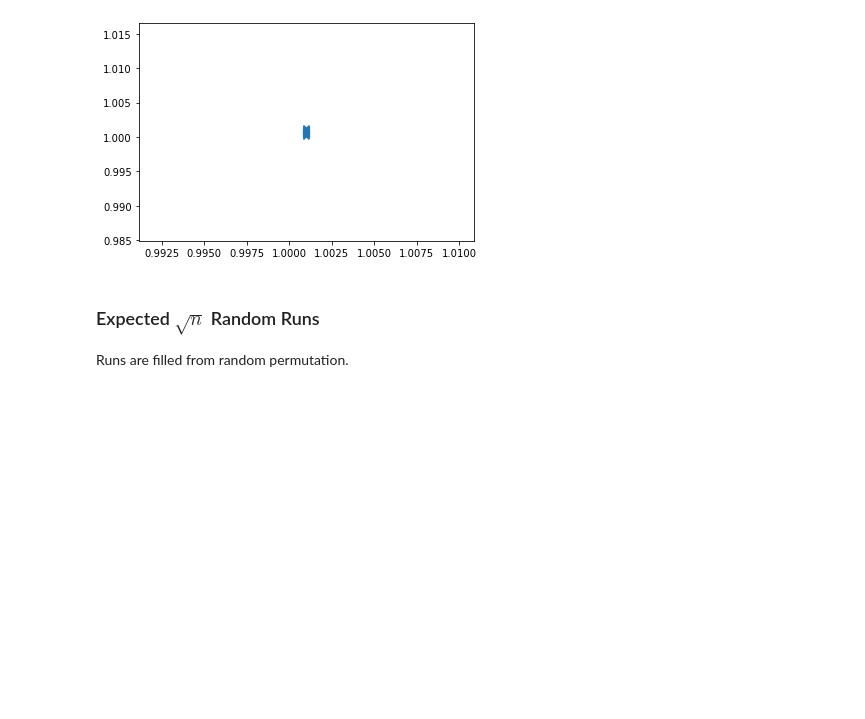
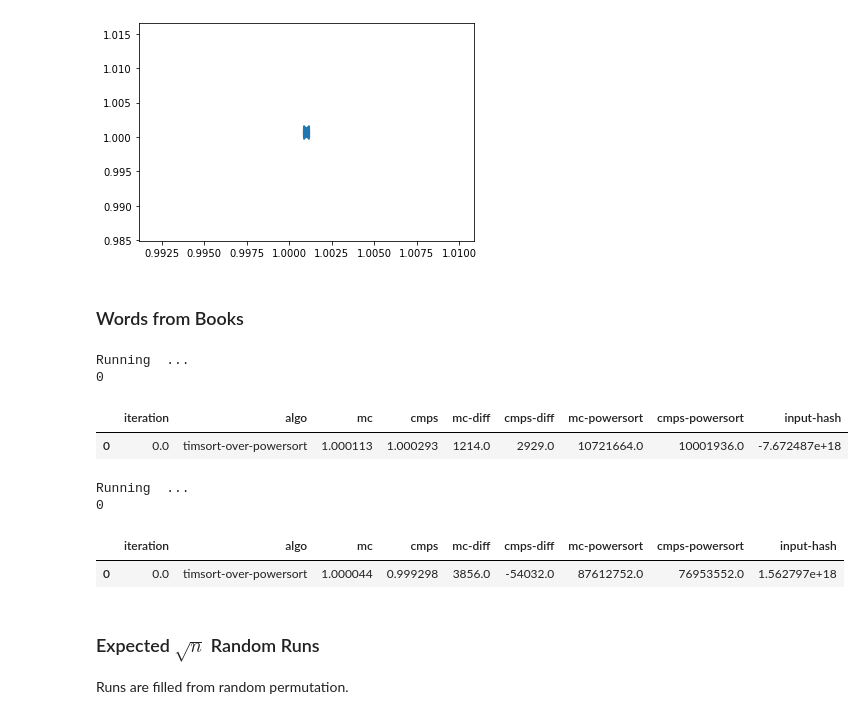
Before and after one commit to roarin-roran/Sorting, a Jupyter notebook: Experiments/PyPyTimsortPowersort.ipynb, the cells around one changed output. Drawn from its saved outputs; the diff is of its cells as text; code cells hidden in the pictures; blank space fills up the shorter version.

```diff
--- a/Experiments/PyPyTimsortPowersort.ipynb
+++ b/Experiments/PyPyTimsortPowersort.ipynb
@@ -151,6 +148,23 @@ Running  ...
 max        1.001269
 Name: cmps, dtype: float64
 [figure]
+# %% [markdown]
+### Words from Books
+# %%
+import Inputs.Books as Books
+contest((lambda n, rand: Books.list_of_words_bible()), reps=1, show_scatter=False, return_diffs=True, print_describe=False)
+# %% [output]
+Running  ...
+0
+|  | iteration | algo | mc | cmps | mc-diff | cmps-diff | mc-powersort | cmps-powersort | input-hash |
+| 0 | 0.0 | timsort-over-powersort | 1.000113 | 1.000293 | 1214.0 | 2929.0 | 10721664.0 | 10001936.0 | -7.672487e+18 |
+# %%
+contest((lambda n, rand: Books.list_of_words_dickens()), reps=1, show_scatter=False, return_diffs=True, print_describe=False)
+# %% [output]
+Running  ...
+0
+|  | iteration | algo | mc | cmps | mc-diff | cmps-diff | mc-powersort | cmps-powersort | input-hash |
+| 0 | 0.0 | timsort-over-powersort | 1.000044 | 0.999298 | 3856.0 | -54032.0 | 87612752.0 | 76953552.0 | 1.562797e+18 |
 # %% [markdown]
 ### Expected $\sqrt n$ Random Runs
 
```
Also changed, not shown: parts of 5 cells of this notebook, 3 other files.
